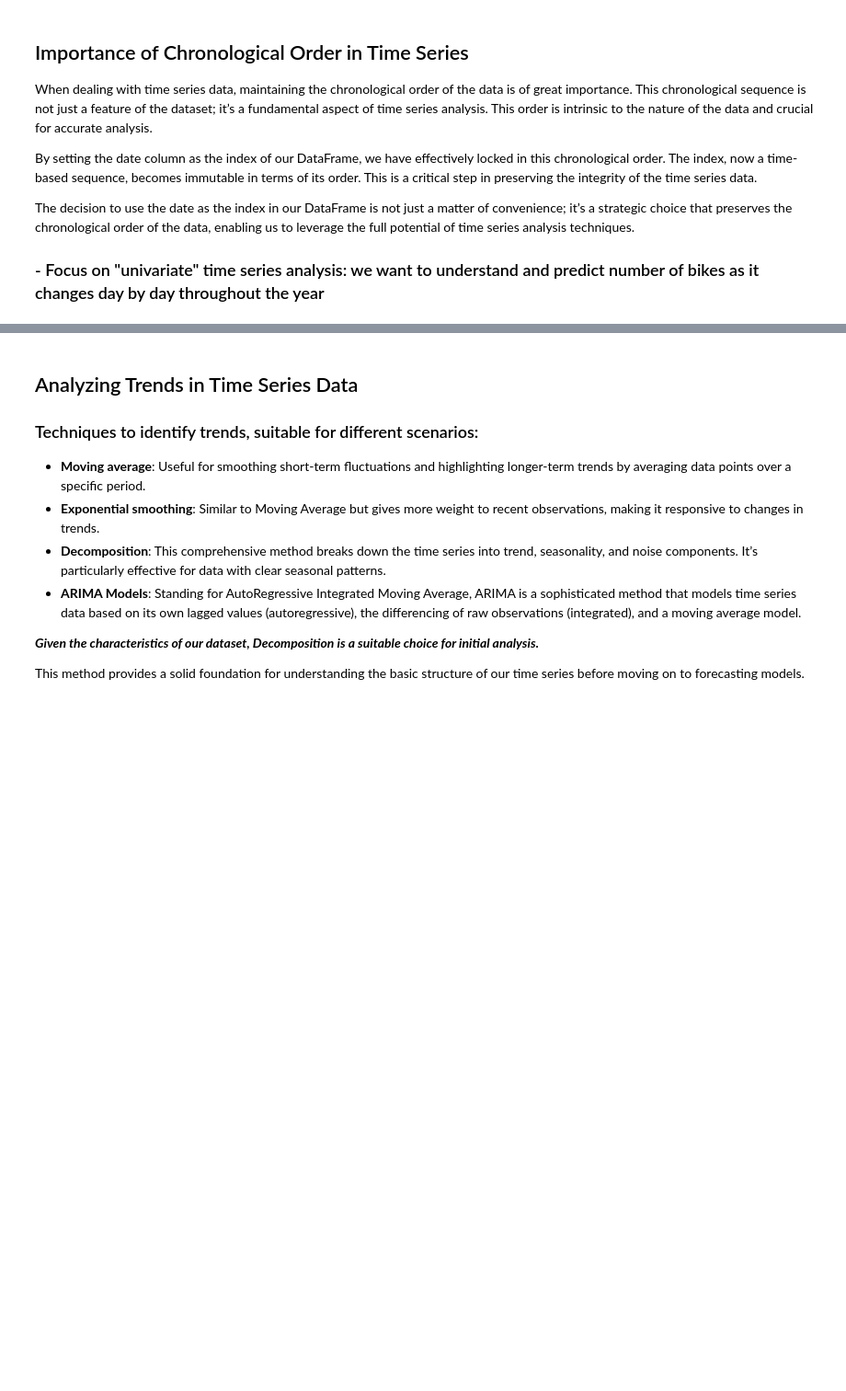
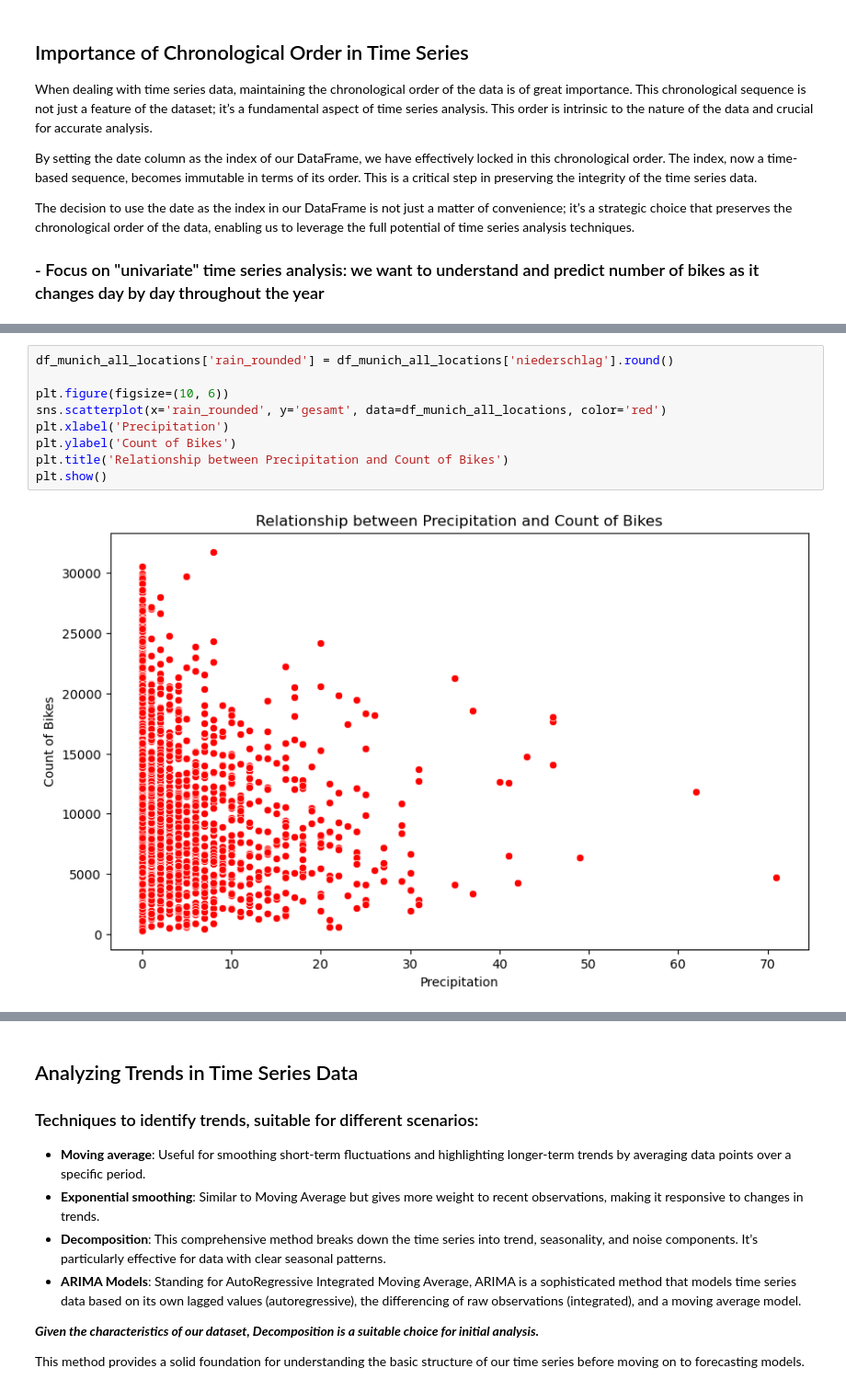
Before and after one commit to caropaezBSH/CaroPeThesis, a Jupyter notebook: Munich_Complete_Analysis/MunichAnalysis.ipynb, the cells around one changed output, grey strips where cells are left out. Shown at 92% size. Saved outputs shown, nothing was run; the diff lists cells and outputs as text; blank space fills up the shorter version.

```diff
--- a/Munich_Complete_Analysis/MunichAnalysis.ipynb
+++ b/Munich_Complete_Analysis/MunichAnalysis.ipynb
@@ -238,0 +331,11 @@ df_munich_all_locations.head()
+# %%
+df_munich_all_locations['rain_rounded'] = df_munich_all_locations['niederschlag'].round()
+
+plt.figure(figsize=(10, 6))
+sns.scatterplot(x='rain_rounded', y='gesamt', data=df_munich_all_locations, color='red')
+plt.xlabel('Precipitation')
+plt.ylabel('Count of Bikes')
+plt.title('Relationship between Precipitation and Count of Bikes')
+plt.show()
+# %% [output]
+[figure, added]
```
Also changed, not shown: parts of 24 cells of this notebook, 1 other file.
